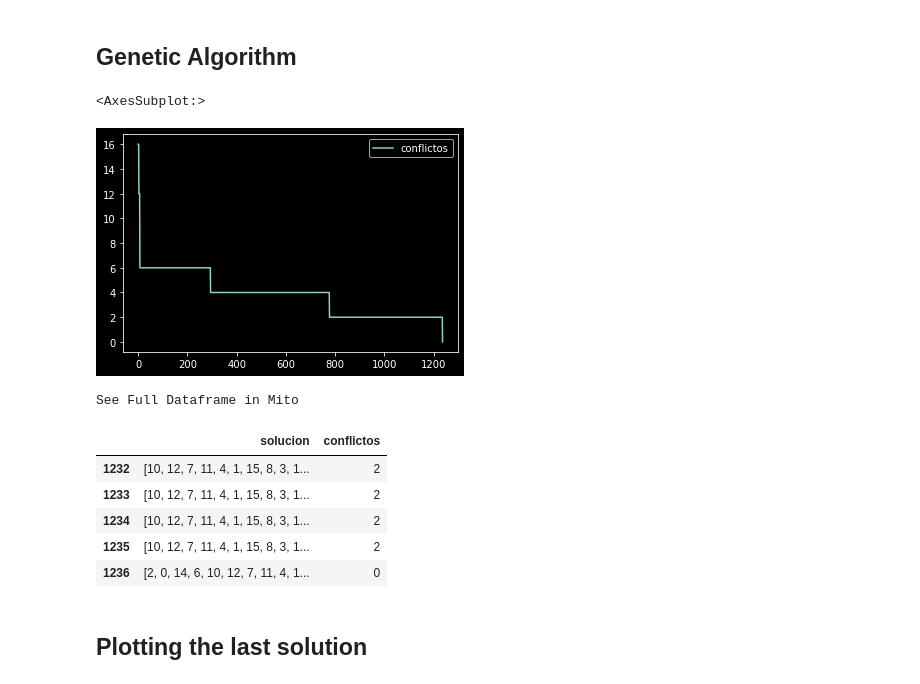
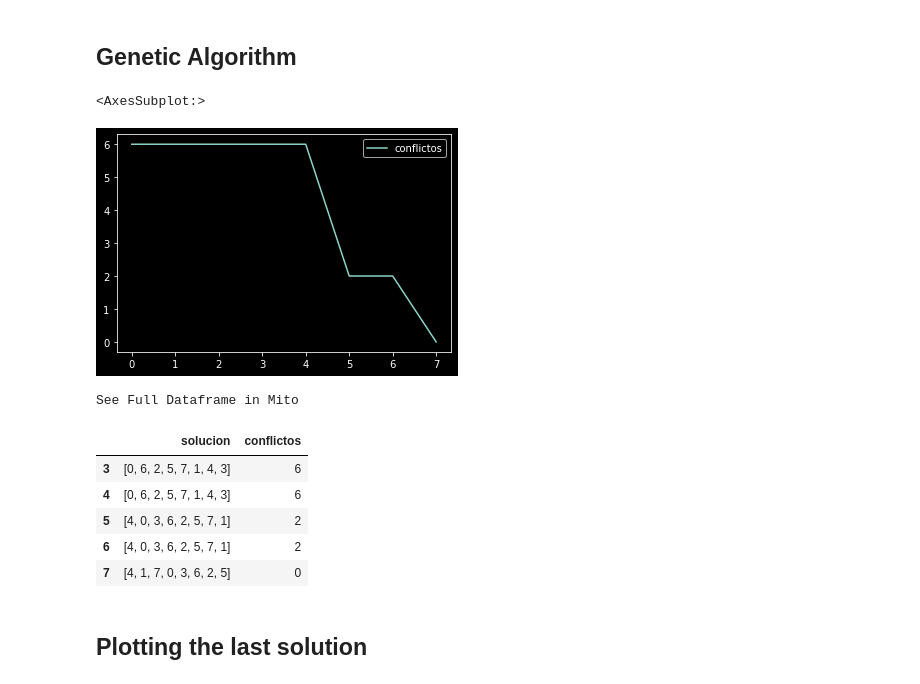
Before and after one commit to miracFence/Optimizacion_Metaheuristicas_II, a Jupyter notebook: 8 reinas/src/main/NQueens_full.ipynb, the cells around one changed output. Cells and saved outputs as stored; diff of their text form; code cells hidden in the pictures.

```diff
--- a/8 reinas/src/main/NQueens_full.ipynb
+++ b/8 reinas/src/main/NQueens_full.ipynb
@@ -56,26 +57,25 @@ def GeneticAlgorithm(parents, takebest=8, iteraciones=100):
     df = pd.DataFrame(res, columns=['solucion', 'conflictos'])
     return fitness(parents), df
 # %%
-n = 16
+n = 8
 positions = np.arange(n, dtype=int)
 positions = [np.random.permutation(positions) for i in range(n)]
-positions
 
-res ,df= GeneticAlgorithm(positions,takebest=n,iteraciones=10000)
+res,df= GeneticAlgorithm(positions,takebest=n,iteraciones=10000)
 df.plot()
 # %% [output]
 <AxesSubplot:>
-[figure, old version]
+[figure, new version]
 # %%
 df.tail()
 # %% [output]
 See Full Dataframe in Mito
 |  | solucion | conflictos |
-| 1232 | [10, 12, 7, 11, 4, 1, 15, 8, 3, 1... | 2 |
-| 1233 | [10, 12, 7, 11, 4, 1, 15, 8, 3, 1... | 2 |
-| 1234 | [10, 12, 7, 11, 4, 1, 15, 8, 3, 1... | 2 |
-| 1235 | [10, 12, 7, 11, 4, 1, 15, 8, 3, 1... | 2 |
-| 1236 | [2, 0, 14, 6, 10, 12, 7, 11, 4, 1... | 0 |
+| 3 | [0, 6, 2, 5, 7, 1, 4, 3] | 6 |
+| 4 | [0, 6, 2, 5, 7, 1, 4, 3] | 6 |
+| 5 | [4, 0, 3, 6, 2, 5, 7, 1] | 2 |
+| 6 | [4, 0, 3, 6, 2, 5, 7, 1] | 2 |
+| 7 | [4, 1, 7, 0, 3, 6, 2, 5] | 0 |
 # %% [markdown]
 ## Plotting the last solution
 # %%
```
Also changed, not shown: parts of 6 cells of this notebook, 4 other files.
